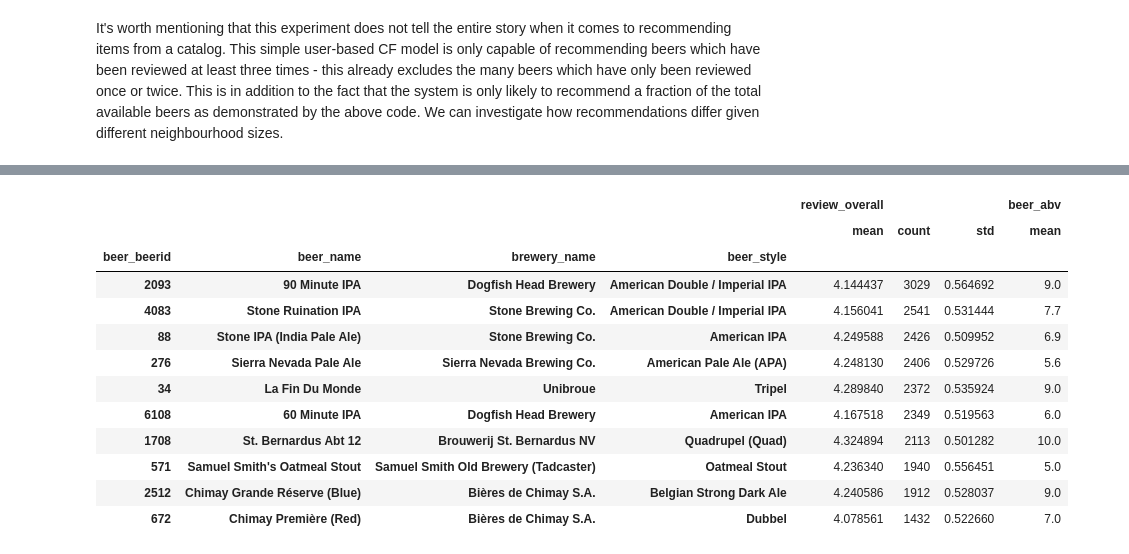
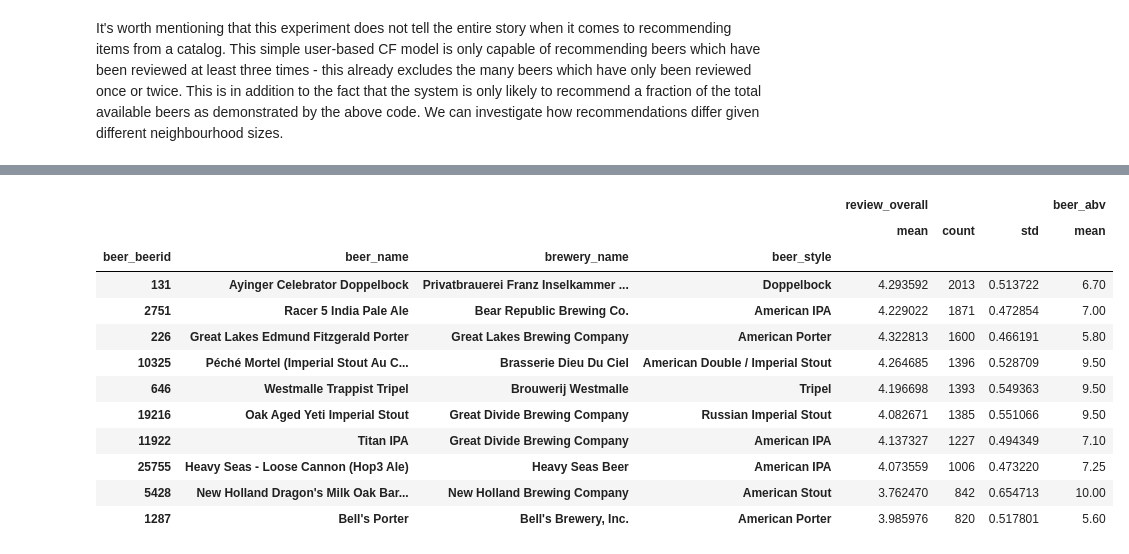
Before and after one commit to LucasLyons/Beer-Project, a Jupyter notebook: Model-Training.ipynb, the cells around one changed output, grey strips where cells are left out. Drawn from its saved outputs; the diff is of its cells as text; code cells hidden in the pictures.

```diff
--- a/Model-Training.ipynb
+++ b/Model-Training.ipynb
@@ -225,8 +233,14 @@ def evaluate_k(train, validation, similarity, mean_scores, k):
 # %%
 # let's experiment with different values of k
 k_values = [3, 5, 10, 20, 50, 100]
-train, validation, similarity, mean_scores = ui_csr, validation, cos_sim, mean_scores
+train, validation, similarity, user_mean_scores = (
+    ui_csr, validation, cos_sim, user_mean_scores
+    )
 for k in k_values:
+    RMSE, MAE = evaluate_k(train, validation, similarity, user_mean_scores, k)
     print(f'The RMSE for user-based CF with {k}-NN is \
-          {evaluate_k(train, validation, similarity, mean_scores, k)}')
+          {RMSE}')
+    print(f'The MAE for user-based CF with {k}-NN is \
+          {MAE}')
+    print('\n')
 # %% [output]
@@ -240,7 +265,7 @@ The RMSE for user-based CF with 100-NN is           0.7591672808836532
 #### Top-N predictions
 We're not only interested in prediction accuracy; we'd also like to know how effective our algorithm is at predicting novel or less popular items. To measure this, we'll look at the top-N items as calculated by taking the $N$ items for a user with the highest predicted ratings. To avoid interminable runtime, we'll use a a fast matrix-based function which precomputes the most similar neighbours for each user (not for a user-item pair).
 # %%
-def predict_top_N_fast(user, train, similarity, mean_scores, k=10, N=10):
+def predict_top_N_fast(user, train, similarity, user_mean_scores, k=10, N=10):
     """
     Fast top-N prediction using user-based CF with vectorized matrix ops.
 
@@ -248,7 +273,7 @@ def predict_top_N_fast(user, train, similarity, mean_scores, k=10, N=10):
     - user: target user index
     - train: CSR matrix of shape (n_users, n_items)
     - similarity: (n_users, n_users) sparse matrix or dense array
-    - mean_scores: array of user mean ratings
+    - user_mean_scores: array of user mean ratings
     - k: number of nearest neighbours
     - N: number of top items to return
 
@@ -262,14 +287,14 @@ def predict_top_N_fast(user, train, similarity, mean_scores, k=10, N=10):
 
     # 2. Get their ratings and mean-center
     ratings = train[topk_idx, :].toarray()  # shape: (k, n_items)
-    means = mean_scores[topk_idx][:, np.newaxis]
+    means = user_mean_scores[topk_idx][:, np.newaxis]
     ratings_centered = ratings - means  # shape: (k, n_items)
 
     # 3. Weighted sum of centered ratings
     numerator = topk_sims @ ratings_centered  # shape: (n_items,)
     denominator = np.sum(np.abs(topk_sims)) + 1e-8  # to avoid div by 0
 
-    preds = mean_scores[user] + numerator / denominator  # shape: (n_items,)
+    preds = user_mean_scores[user] + numerator / denominator  # shape: (n_items,)
 
     # 4. Mask out already rated items
     rated_items = train[user, :].nonzero()[1]
@@ -285,7 +310,7 @@ N = 10
 for k in k_values:
     recommended_beers = set()
     for user in range(ui_csr.shape[0]):
-        preds = predict_top_N_fast(user, train, similarity, mean_scores, k, N)
+        preds = predict_top_N_fast(user, train, similarity, user_mean_scores, k, N)
         # update the set of recommended beers
         recommended_beers.update(preds)
     print(f'For k = {k} nearest neighbours and top-{N} beers recommended:')
@@ -308,17 +333,18 @@ This corresponds to 14.83%         of all beers in the training matrix.
 # %% [markdown]
 It's worth mentioning that this experiment does not tell the entire story when it comes to recommending items from a catalog. This simple user-based CF model is only capable of recommending beers which have been reviewed at least three times - this already excludes the many beers which have only been reviewed once or twice. This is in addition to the fact that the system is only likely to recommend a fraction of the total available beers as demonstrated by the above code. We can investigate how recommendations differ given different neighbourhood sizes.
 # %%
-def get_top_N_beers(user, train, similarity, mean_scores, baseline, k = 3, N = 5):
+def get_top_N_beers(user, train, similarity, user_mean_scores, baseline, k = 3, N = 5):
     #predict top 5 beers with 3 neighbours
-    preds = predict_top_N_fast(user, train, similarity, mean_scores, k, N)
+    preds = predict_top_N_fast(user, train, similarity, user_mean_scores, k, N)
     # get item dict. mappings
     beer_ids = item_encoder.inverse_transform(preds)
     # get some aggregate statistics
-    return baseline[baseline['beer_beerid'].isin(beer_ids)].groupby([
+    top_N = baseline[baseline['beer_beerid'].isin(beer_ids)].groupby([
         'beer_beerid', 'beer_name', 'brewery_name', 'beer_style'], group_keys=False).agg(
             {'review_overall': ['mean', 'count', 'std'],
             'beer_abv': ['mean']}
         ).sort_values(by=('review_overall', 'count'), ascending=False)
+    return top_N
 # %%
 # set params
 user, k, N = 69, 3, 10
@@ -376,19 +402,19 @@ get_top_N_beers(user, ui_csr, similarity, mean_scores, baseline, k=k, N=N)
 # %%
 # set params
 user, k, N = 420, 20, 10
-get_top_N_beers(user, ui_csr, similarity, mean_scores, baseline, k=k, N=N)
+get_top_N_beers(user, ui_csr, similarity, user_mean_scores, baseline, k=k, N=N)
 # %% [output]
 |  |  |  |  | review_overall |  |  | beer_abv |
 |  |  |  |  | mean | count | std | mean |
 | beer_beerid | beer_name | brewery_name | beer_style |  |  |  |  |
-| 2093 | 90 Minute IPA | Dogfish Head Brewery | American Double / Imperial IPA | 4.144437 | 3029 | 0.564692 | 9.0 |
-| 4083 | Stone Ruination IPA | Stone Brewing Co. | American Double / Imperial IPA | 4.156041 | 2541 | 0.531444 | 7.7 |
-| 88 | Stone IPA (India Pale Ale) | Stone Brewing Co. | American IPA | 4.249588 | 2426 | 0.509952 | 6.9 |
-| 276 | Sierra Nevada Pale Ale | Sierra Nevada Brewing Co. | American Pale Ale (APA) | 4.248130 | 2406 | 0.529726 | 5.6 |
-| 34 | La Fin Du Monde | Unibroue | Tripel | 4.289840 | 2372 | 0.535924 | 9.0 |
-| 6108 | 60 Minute IPA | Dogfish Head Brewery | American IPA | 4.167518 | 2349 | 0.519563 | 6.0 |
-| 1708 | St. Bernardus Abt 12 | Brouwerij St. Bernardus NV | Quadrupel (Quad) | 4.324894 | 2113 | 0.501282 | 10.0 |
-| 571 | Samuel Smith's Oatmeal Stout | Samuel Smith Old Brewery (Tadcaster) | Oatmeal Stout | 4.236340 | 1940 | 0.556451 | 5.0 |
-| 2512 | Chimay Grande Réserve (Blue) | Bières de Chimay S.A. | Belgian Strong Dark Ale | 4.240586 | 1912 | 0.528037 | 9.0 |
-| 672 | Chimay Première (Red) | Bières de Chimay S.A. | Dubbel | 4.078561 | 1432 | 0.522660 | 7.0 |
+| 131 | Ayinger Celebrator Doppelbock | Privatbrauerei Franz Inselkammer ... | Doppelbock | 4.293592 | 2013 | 0.513722 | 6.70 |
+| 2751 | Racer 5 India Pale Ale | Bear Republic Brewing Co. | American IPA | 4.229022 | 1871 | 0.472854 | 7.00 |
+| 226 | Great Lakes Edmund Fitzgerald Porter | Great Lakes Brewing Company | American Porter | 4.322813 | 1600 | 0.466191 | 5.80 |
+| 10325 | Péché Mortel (Imperial Stout Au C... | Brasserie Dieu Du Ciel | American Double / Imperial Stout | 4.264685 | 1396 | 0.528709 | 9.50 |
+| 646 | Westmalle Trappist Tripel | Brouwerij Westmalle | Tripel | 4.196698 | 1393 | 0.549363 | 9.50 |
+| 19216 | Oak Aged Yeti Imperial Stout | Great Divide Brewing Company | Russian Imperial Stout | 4.082671 | 1385 | 0.551066 | 9.50 |
+| 11922 | Titan IPA | Great Divide Brewing Company | American IPA | 4.137327 | 1227 | 0.494349 | 7.10 |
+| 25755 | Heavy Seas - Loose Cannon (Hop3 Ale) | Heavy Seas Beer | American IPA | 4.073559 | 1006 | 0.473220 | 7.25 |
+| 5428 | New Holland Dragon's Milk Oak Bar... | New Holland Brewing Company | American Stout | 3.762470 | 842 | 0.654713 | 10.00 |
+| 1287 | Bell's Porter | Bell's Brewery, Inc. | American Porter | 3.985976 | 820 | 0.517801 | 5.60 |
 # %% [markdown]
```
Also changed, not shown: parts of 30 cells of this notebook, 1 other file.
